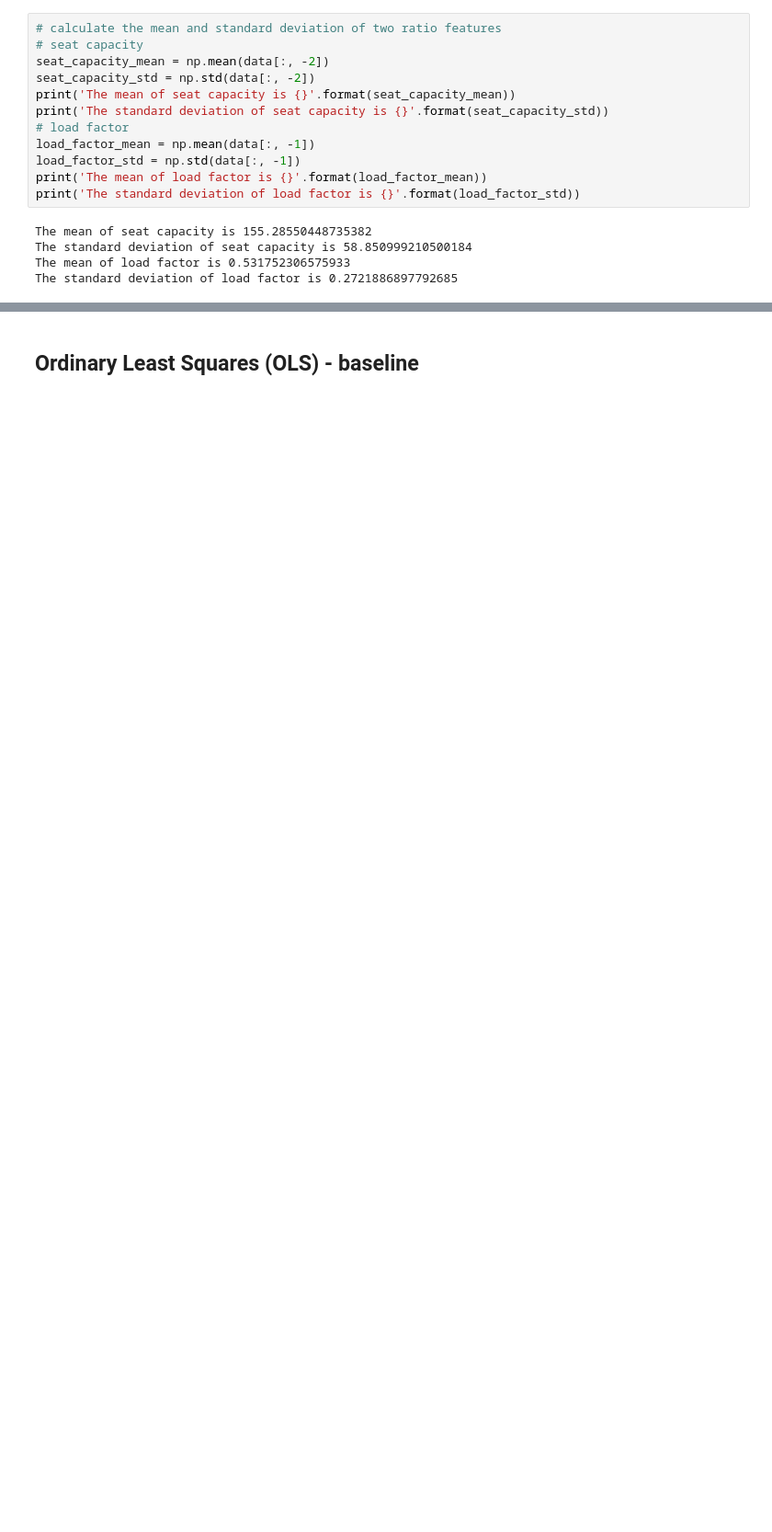
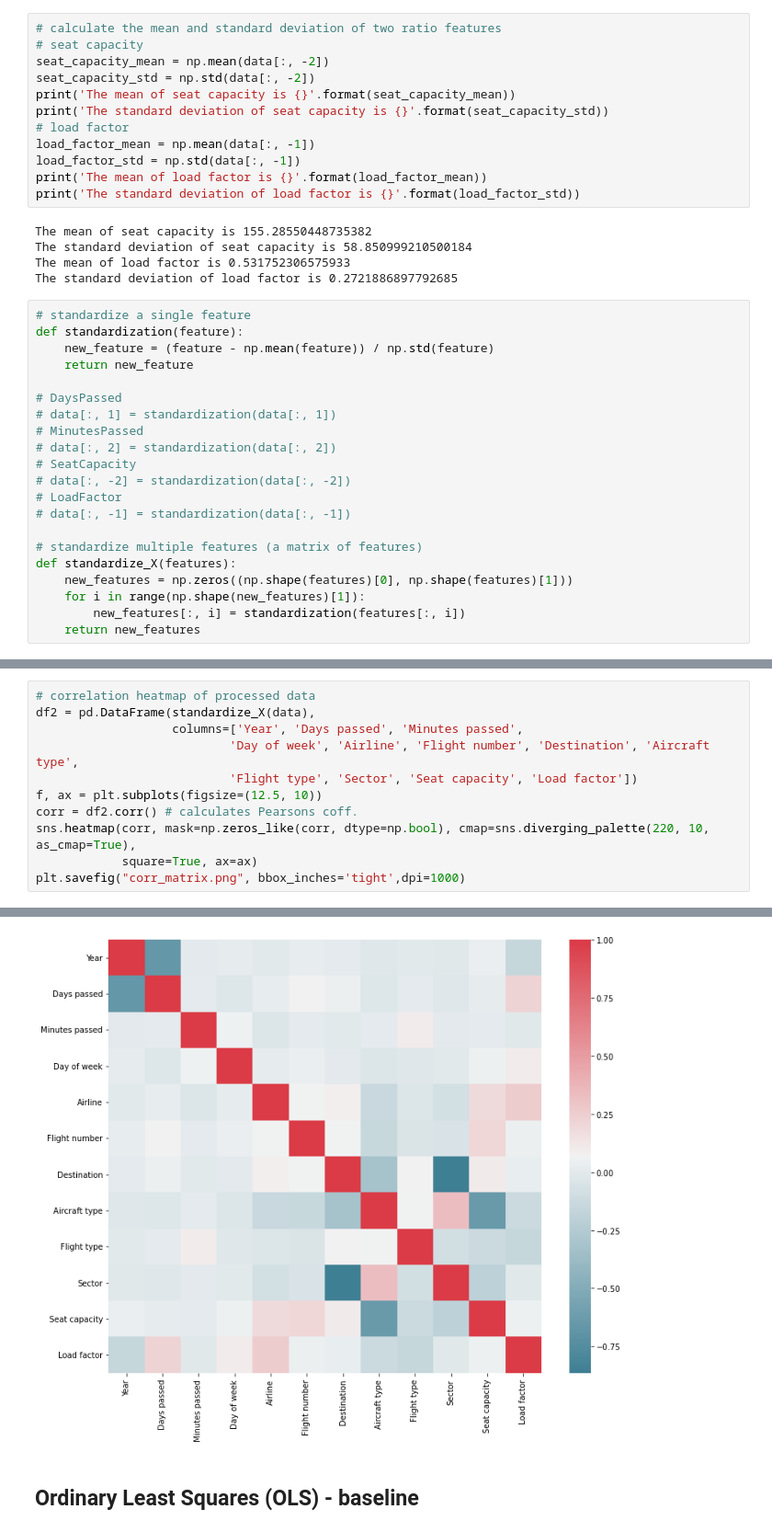
Before and after one commit to HCEhlers/02582_MLComp, a Jupyter notebook: Case1.ipynb, the cells around one changed output, grey strips where cells are left out. Shown at 92% size. Drawn from its saved outputs; the diff is of its cells as text; blank space fills up the shorter version.

Commit message:
savefig corr matrix

```diff
--- a/Case1.ipynb
+++ b/Case1.ipynb
@@ -143,4 +158,25 @@ The mean of seat capacity is 155.28550448735382
 The standard deviation of seat capacity is 58.850999210500184
 The mean of load factor is 0.531752306575933
 The standard deviation of load factor is 0.2721886897792685
+# %%
+# standardize a single feature
+def standardization(feature):
+    new_feature = (feature - np.mean(feature)) / np.std(feature)
+    return new_feature
+
+# DaysPassed
+# data[:, 1] = standardization(data[:, 1])
+# MinutesPassed
+# data[:, 2] = standardization(data[:, 2])
+# SeatCapacity
+# data[:, -2] = standardization(data[:, -2])
+# LoadFactor
+# data[:, -1] = standardization(data[:, -1])
+
+# standardize multiple features (a matrix of features)
+def standardize_X(features):
+    new_features = np.zeros((np.shape(features)[0], np.shape(features)[1]))
+    for i in range(np.shape(new_features)[1]):
+        new_features[:, i] = standardization(features[:, i])
+    return new_features
 # %%
@@ -148,0 +185,12 @@ X = data[:, :-1]  # target
+# %%
+# correlation heatmap of processed data
+df2 = pd.DataFrame(standardize_X(data),
+                   columns=['Year', 'Days passed', 'Minutes passed',
+                           'Day of week', 'Airline', 'Flight number', 'Destination', 'Aircraft type',
+                           'Flight type', 'Sector', 'Seat capacity', 'Load factor'])
+f, ax = plt.subplots(figsize=(12.5, 10))
+corr = df2.corr() # calculates Pearsons coff.
+sns.heatmap(corr, mask=np.zeros_like(corr, dtype=np.bool), cmap=sns.diverging_palette(220, 10, as_cmap=True),
+            square=True, ax=ax)
+plt.savefig("corr_matrix.png", bbox_inches='tight',dpi=1000)
+# %% [output]
@@ -149,3 +199,4 @@ X = data[:, :-1]  # target
+[figure, added]
 # %% [markdown]
 ## Ordinary Least Squares (OLS) - baseline
 # %%
```
Also changed, not shown: parts of 24 cells of this notebook, 1 other file.
